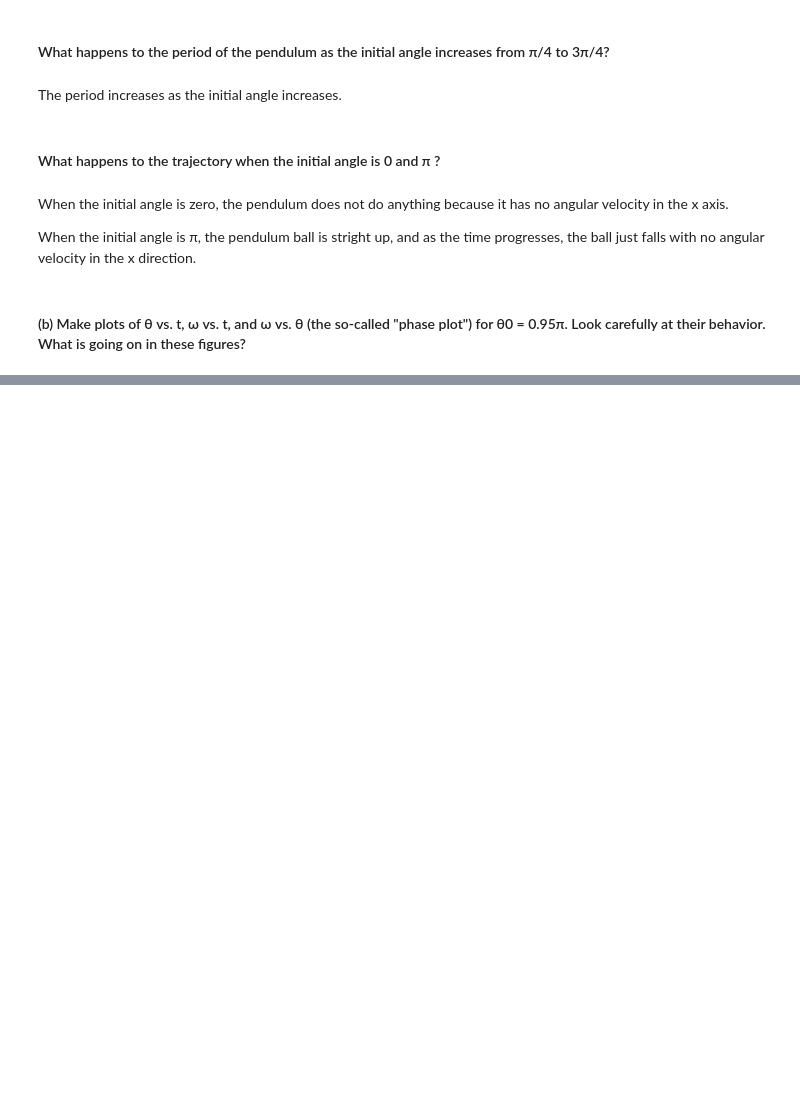
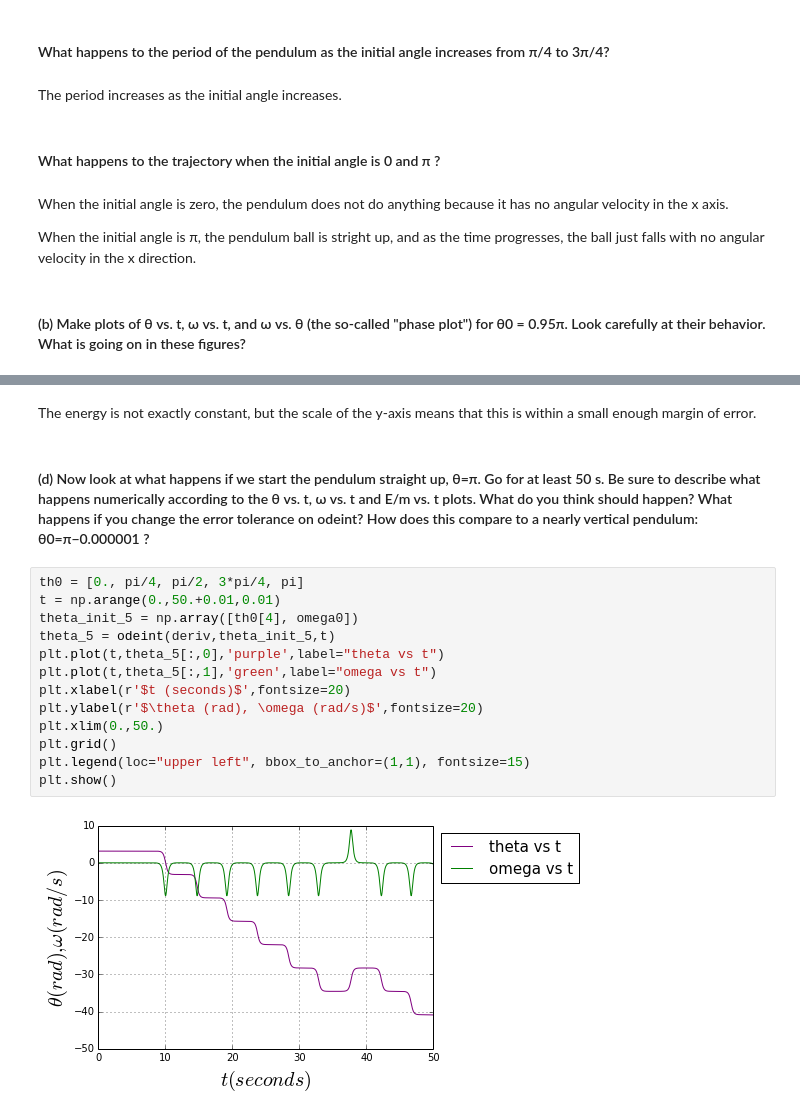
Before and after one commit to jbowen02/PHYS202-S14, a Jupyter notebook: SciPy/ODEExercises.ipynb, the cells around one changed output, grey strips where cells are left out. Saved outputs shown, nothing was run; the diff lists cells and outputs as text; blank space fills up the shorter version.

```diff
--- a/SciPy/ODEExercises.ipynb
+++ b/SciPy/ODEExercises.ipynb
@@ -71,0 +112,19 @@ th0 = .95*pi
+# %% [markdown]
+The energy is not exactly constant, but the scale of the y-axis means that this is within a small enough margin of error.
+# %% [markdown]
+#### (d) Now look at what happens if we start the pendulum straight up, θ=π. Go for at least 50 s. Be sure to describe what happens numerically according to the θ vs. t, ω vs. t and E/m vs. t plots. What do you think should happen? What happens if you change the error tolerance on odeint? How does this compare to a nearly vertical pendulum: θ0=π−0.000001 ?
+# %%
+th0 = [0., pi/4, pi/2, 3*pi/4, pi]
+t = np.arange(0.,50.+0.01,0.01)
+theta_init_5 = np.array([th0[4], omega0])
+theta_5 = odeint(deriv,theta_init_5,t)
+plt.plot(t,theta_5[:,0],'purple',label="theta vs t")
+plt.plot(t,theta_5[:,1],'green',label="omega vs t")
+plt.xlabel(r'$t (seconds)$',fontsize=20)
+plt.ylabel(r'$\theta (rad), \omega (rad/s)$',fontsize=20)
+plt.xlim(0.,50.)
+plt.grid()
+plt.legend(loc="upper left", bbox_to_anchor=(1,1), fontsize=15)
+plt.show()
+# %% [output]
+[figure, added]
```
Also changed, not shown: parts of 8 cells of this notebook.
